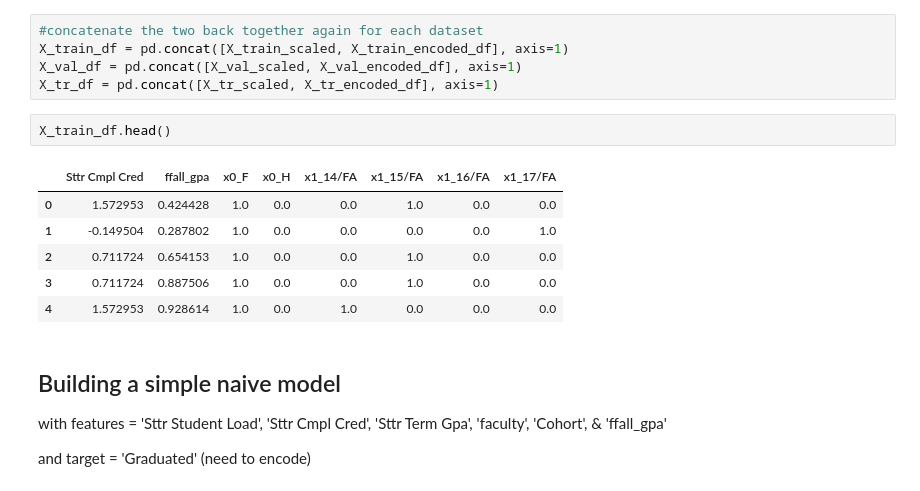
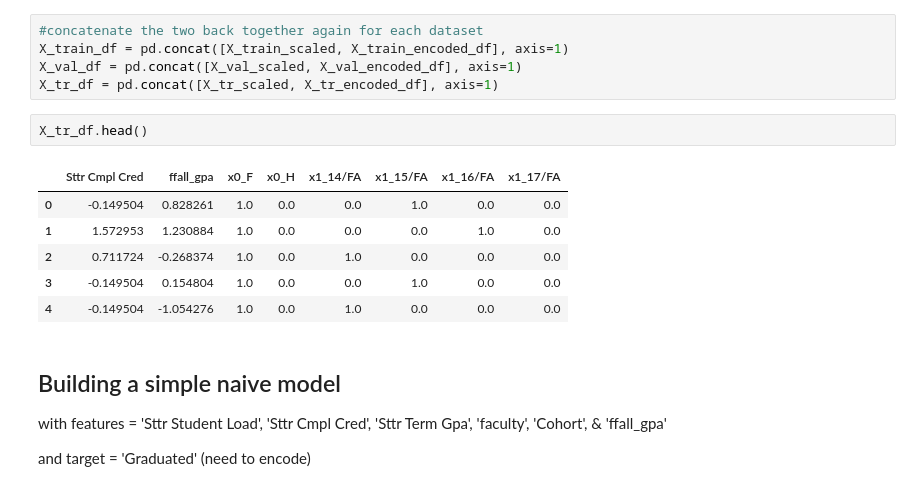
Before and after one commit to dcalexan/bsc_student_success, a Jupyter notebook: notebooks/BSC_success_Pete.ipynb, the cells around one changed output. Cells and saved outputs as stored; diff of their text form.

```diff
--- a/notebooks/BSC_success_Pete.ipynb
+++ b/notebooks/BSC_success_Pete.ipynb
@@ -302,14 +330,14 @@ X_train_df = pd.concat([X_train_scaled, X_train_encoded_df], axis=1)
 X_val_df = pd.concat([X_val_scaled, X_val_encoded_df], axis=1)
 X_tr_df = pd.concat([X_tr_scaled, X_tr_encoded_df], axis=1)
 # %%
-X_train_df.head()
+X_tr_df.head()
 # %% [output]
 |  | Sttr Cmpl Cred | ffall_gpa | x0_F | x0_H | x1_14/FA | x1_15/FA | x1_16/FA | x1_17/FA |
-| 0 | 1.572953 | 0.424428 | 1.0 | 0.0 | 0.0 | 1.0 | 0.0 | 0.0 |
-| 1 | -0.149504 | 0.287802 | 1.0 | 0.0 | 0.0 | 0.0 | 0.0 | 1.0 |
-| 2 | 0.711724 | 0.654153 | 1.0 | 0.0 | 0.0 | 1.0 | 0.0 | 0.0 |
-| 3 | 0.711724 | 0.887506 | 1.0 | 0.0 | 0.0 | 1.0 | 0.0 | 0.0 |
-| 4 | 1.572953 | 0.928614 | 1.0 | 0.0 | 1.0 | 0.0 | 0.0 | 0.0 |
+| 0 | -0.149504 | 0.828261 | 1.0 | 0.0 | 0.0 | 1.0 | 0.0 | 0.0 |
+| 1 | 1.572953 | 1.230884 | 1.0 | 0.0 | 0.0 | 0.0 | 1.0 | 0.0 |
+| 2 | 0.711724 | -0.268374 | 1.0 | 0.0 | 1.0 | 0.0 | 0.0 | 0.0 |
+| 3 | -0.149504 | 0.154804 | 1.0 | 0.0 | 0.0 | 1.0 | 0.0 | 0.0 |
+| 4 | -0.149504 | -1.054276 | 1.0 | 0.0 | 1.0 | 0.0 | 0.0 | 0.0 |
 # %% [markdown]
 ## Building a simple naive model
 with features = 'Sttr Student Load', 'Sttr Cmpl Cred', 'Sttr Term Gpa', 'faculty', 'Cohort', & 'ffall_gpa'
```
Also changed, not shown: parts of 23 cells of this notebook, 3 other files.
